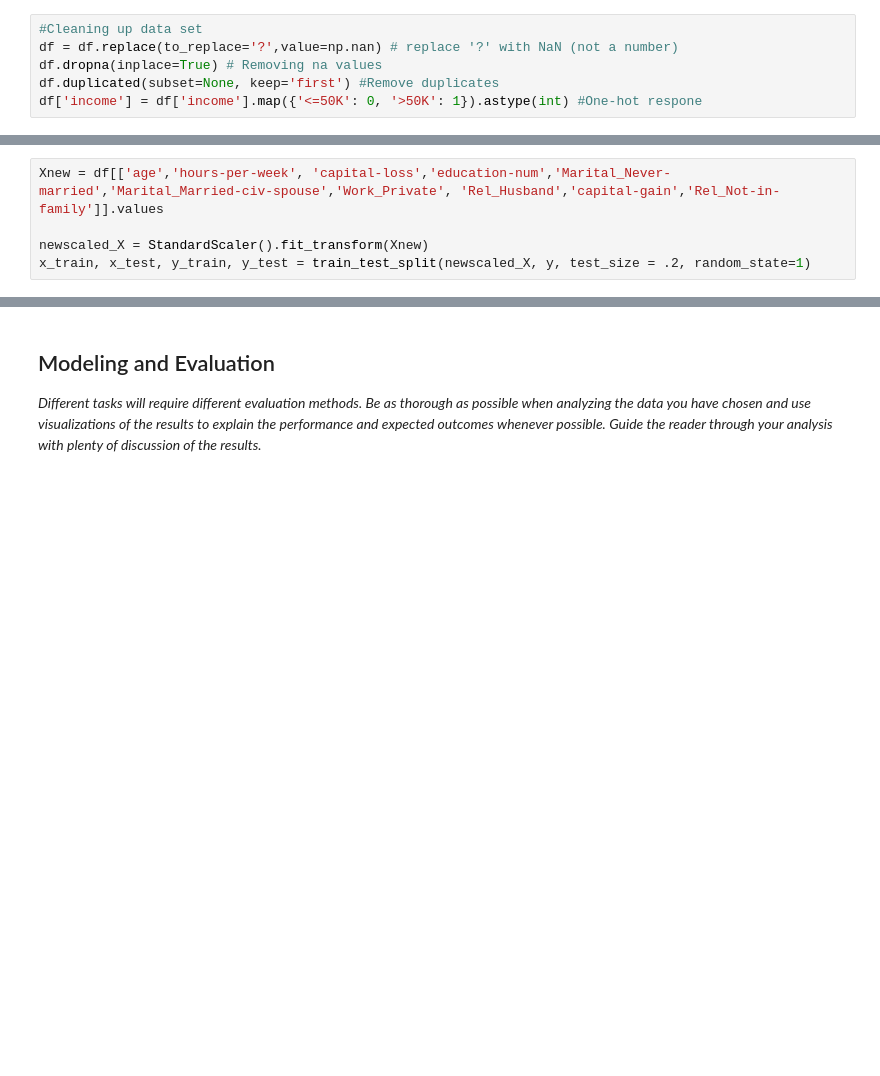
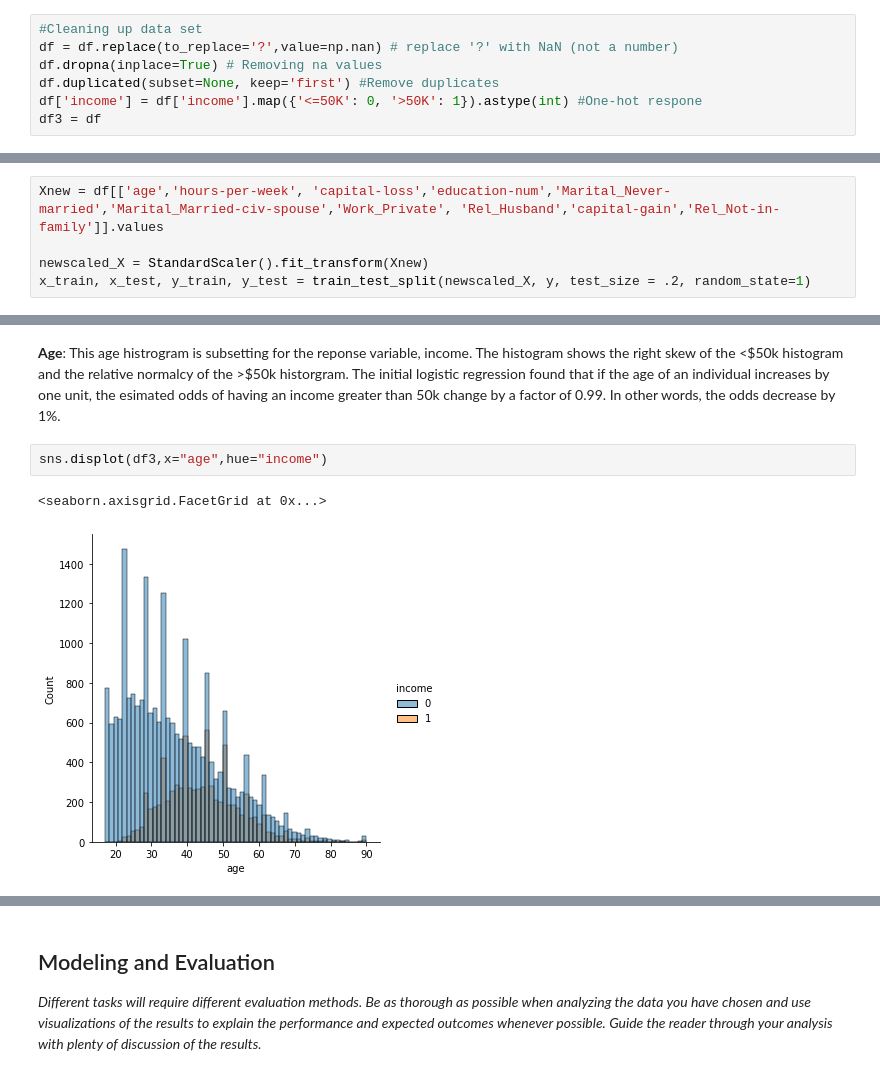
Before and after one commit to ShelbyP27/DS7331-Project, a Jupyter notebook: DS7331 - Project 3.ipynb, the cells around one changed output, grey strips where cells are left out. Saved outputs shown, nothing was run; the diff lists cells and outputs as text; blank space fills up the shorter version.

```diff
--- a/DS7331 - Project 3.ipynb
+++ b/DS7331 - Project 3.ipynb
@@ -95,6 +95,7 @@ df = df.replace(to_replace='?',value=np.nan) # replace '?' with NaN (not a numbe
 df.dropna(inplace=True) # Removing na values
 df.duplicated(subset=None, keep='first') #Remove duplicates
 df['income'] = df['income'].map({'<=50K': 0, '>50K': 1}).astype(int) #One-hot respone
+df3 = df
 # %%
 
 # One-hot encoding the Categorical variables
@@ -171,0 +240,9 @@ x_train, x_test, y_train, y_test = train_test_split(newscaled_X, y, test_size =
+# %% [markdown]
+
+
+**Age**: This age histrogram is subsetting for the reponse variable, income.  The histogram shows the right skew of the <\$50k histogram and the relative normalcy of the >\$50k historgram.  The initial logistic regression found that if the age of an individual increases by one unit, the esimated odds of having an income greater than 50k change by a factor of 0.99. In other words, the odds decrease by 1%.
+# %%
+sns.displot(df3,x="age",hue="income")
+# %% [output]
+<seaborn.axisgrid.FacetGrid at 0x...>
+[figure, added]
```
Also changed, not shown: parts of 13 cells of this notebook.
